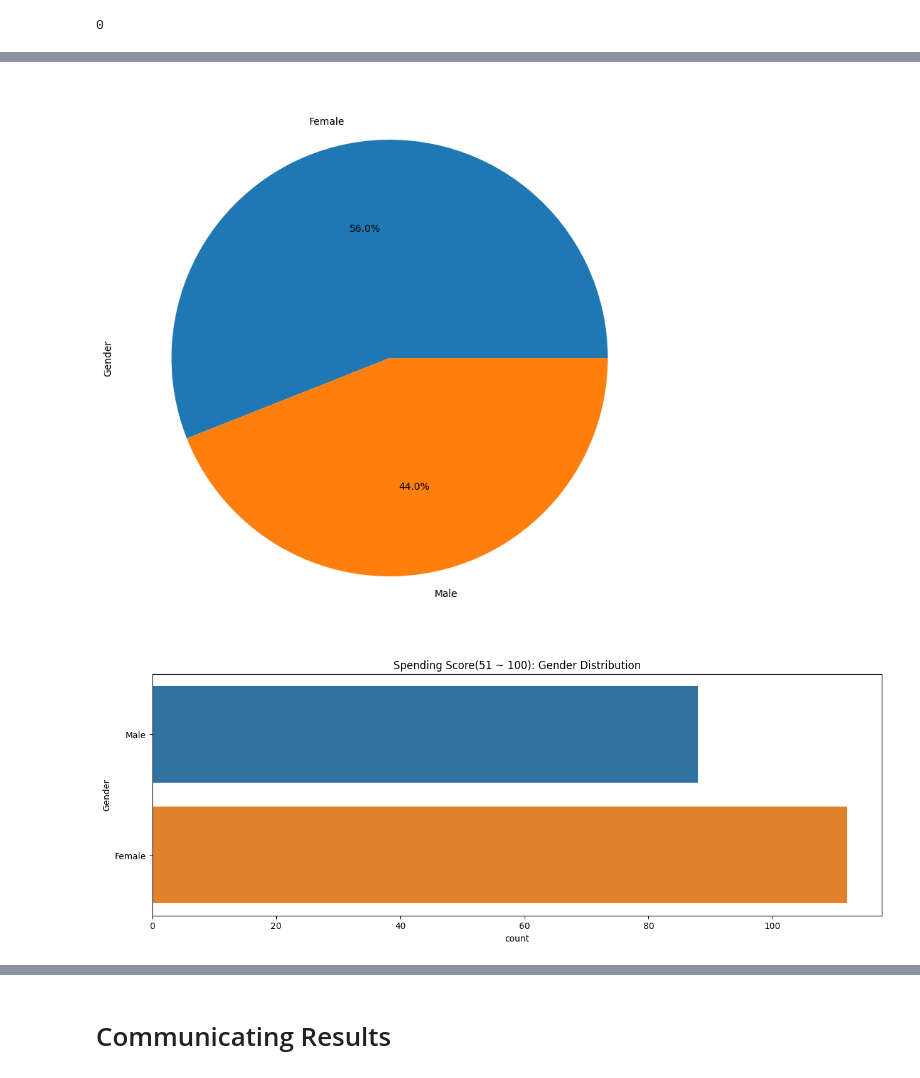
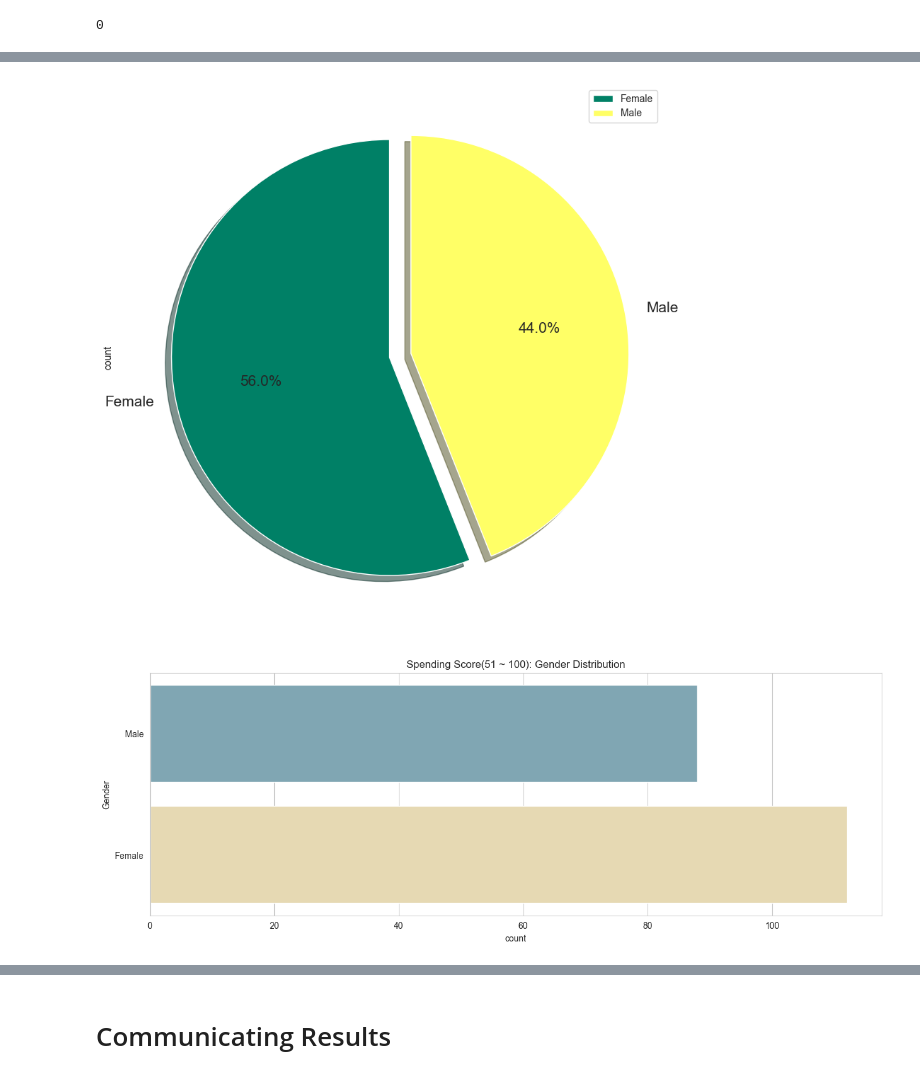
Before and after one commit to Boghdady9/PRODIGY_ML_02, a Jupyter notebook: Notebook.ipynb, the cells around one changed output, grey strips where cells are left out. Saved outputs shown, nothing was run; the diff lists cells and outputs as text; code cells hidden in the pictures.

```diff
--- a/Notebook.ipynb
+++ b/Notebook.ipynb
@@ -9,4 +16,4 @@ import plotly.express as px
 # %%
-dataset = pd.read_csv('Mall_Customers.csv')
+dataset = pd.read_csv('Mall_Customers.csv').set_index('CustomerID')
 dataset.head()
 # %% [output]
@@ -64,5 +67,3 @@ the customers ID is not important for our analysis because it has high cardinali
-# %%
-dataset.drop('CustomerID', axis=1, inplace=True)
 # %%
 dataset.head()
 # %% [output]
@@ -94,11 +94,11 @@ The default value of numeric_only in DataFrame.corr is deprecated. In a future v
 # %%
-dataset['Gender'].value_counts().plot(kind='pie', autopct='%1.1f%%', figsize=(10,10));
+dataset['Gender'].value_counts().plot(kind='pie', autopct='%1.1f%%', figsize=(10,10), shadow=True, explode=[0,0.1], startangle=90, legend=True, cmap='summer', fontsize=15);
 # %% [output]
-[figure, old version]
+[figure, new version]
 # %%
 plt.figure(figsize = (15 , 5))
-sns.countplot(y = 'Gender' , data = dataset)
+sns.countplot(y = 'Gender' , data = dataset,palette="blend:#7AB,#EDA")
 plt.title('Spending Score(51 ~ 100): Gender Distribution')
 plt.show();
 # %% [output]
-[figure, old version]
+[figure, new version]
```
Also changed, not shown: parts of 42 cells of this notebook.
